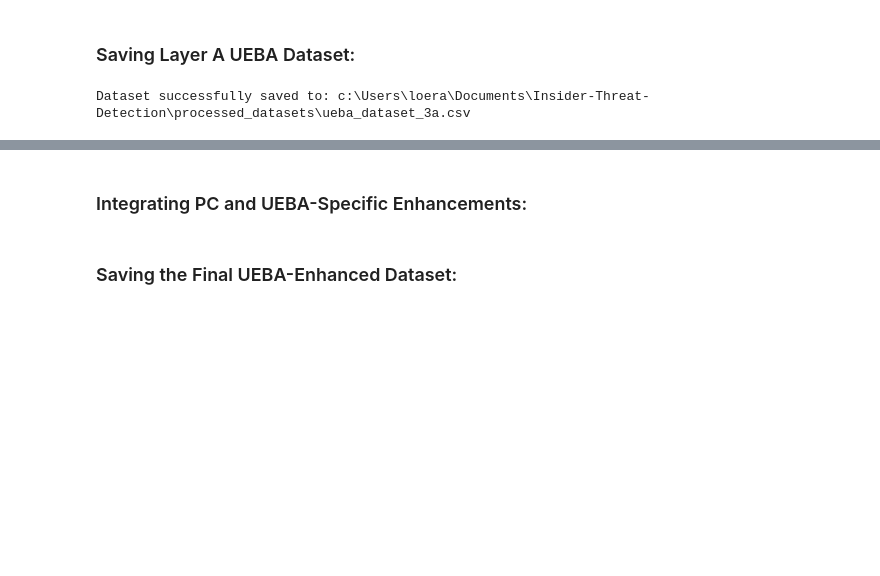
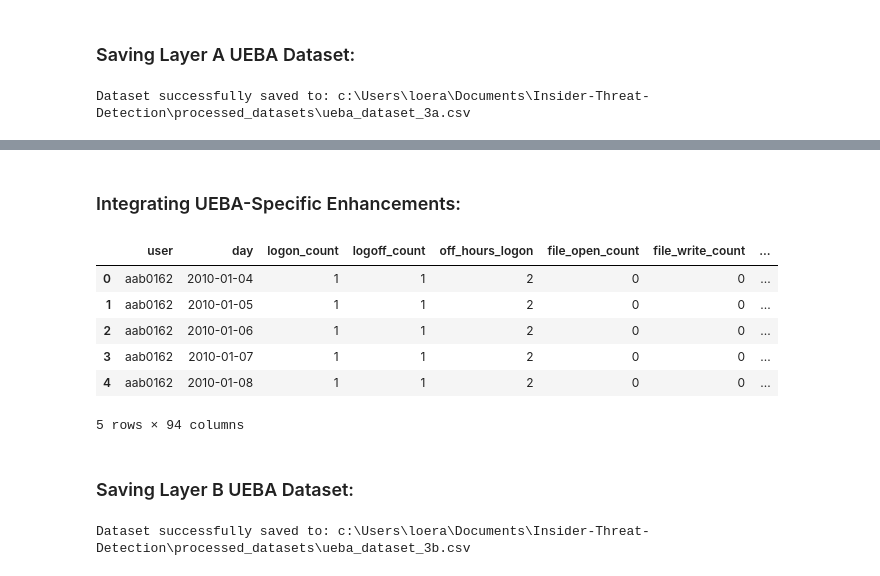
Before and after one commit to Aaron-Loera/Insider-Threat-Detection, a Jupyter notebook: CERT_Preprocessing.ipynb, the cells around one changed output, grey strips where cells are left out. Drawn from its saved outputs; the diff is of its cells as text; code cells hidden in the pictures; blank space fills up the shorter version.

```diff
--- a/CERT_Preprocessing.ipynb
+++ b/CERT_Preprocessing.ipynb
@@ -783,0 +1040,4 @@ Dataset successfully saved to: c:\Users\loera\Documents\Insider-Threat-Detection
+# %%
+# Retrieving feature columns that will receive z-scores and rolling deltas
+feature_cols = get_layer_b_features(layer_b_dataset)
+feature_cols
@@ -784,7 +1062,7 @@ Dataset successfully saved to: c:\Users\loera\Documents\Insider-Threat-Detection
 # %% [markdown]
-### Integrating PC and UEBA-Specific Enhancements:
+### Integrating UEBA-Specific Enhancements:
 # %%
-def apply_ueba_enhancements(df: pd.DataFrame, id_cols: list=["user", "pc", "day"], rolling_window: int=7) -> pd.DataFrame:
+def apply_ueba_enhancements(df: pd.DataFrame, feature_cols: list, rolling_window: int=5) -> pd.DataFrame:
     """
     Applying UEBA-specific enhancements to a behavioral matrix such as:
     - Per-user causal z-score deviations based only on prior history
@@ -792,17 +1070,16 @@ def apply_ueba_enhancements(df: pd.DataFrame, id_cols: list=["user", "pc", "day"
     - Cross-channel risk flags
 
     Args:
-        df: A merged behavioral matrix
-        id_cols: Identifier columns to exclude from feature calculation
+        df: A layer B dataset at the (user, day) granularity
+        feature_cols: Feature columns to apply z-scores and rolling deltas to
         rolling_window: Window size in days for rolling statistics
 
     Returns:
-        pd.DataFrame: An enhanced UEBA-ready feature matrix
+        pd.DataFrame: An enhanced UEBA-ready feature dataset
     """
     df = df.copy()
     df.sort_values(by=["user", "day"], inplace=True)
-
-    feature_cols = [col for col in df.columns if col not in id_cols]
+    df.reset_index(drop=True, inplace=True)
 
     # Defining per-user causal z-score deviations
     for col in feature_cols:
@@ -824,27 +1101,44 @@ def apply_ueba_enhancements(df: pd.DataFrame, id_cols: list=["user", "pc", "day"
             df.groupby("user")[col]
             .transform(lambda x: x.shift(1).rolling(window=rolling_window, min_periods=1).mean())
         )
-
         # First observations have no prior window, so the delta defaults to 0.
         df[f"{col}_rolling_delta"] = (df[col] - prior_rolling_mean).fillna(0.0)
+
+    # Extracting off-hour columns
+    off_hours_cols = [col for col in feature_cols if col.startswith("off_hours")]
+
+    if off_hours_cols:
+        df["off_hours_activity_flag"] = (df[off_hours_cols].sum(axis=1) > 0).astype(int)
+    else:
+        df["off_hours_activity_flag"] = 0
 
     # Defining cross-channel risk flags
     df["usb_file_activity_flag"] = ((df.get("usb_insert_count", 0) > 0) & (df.get("file_write_count", 0) > 0)).astype(int)
 
-    df["off_hours_activity_flag"] = ((df.filter(like="off_hours").sum(axis=1) > 0)).astype(int)
-
     df["external_comm_activity_flag"] = (df.get("external_emails", 0) > 0).astype(int)
 
-    df["non_primary_pc_usb_flag"] = ((df["pc_is_primary"] == 0) & (df.get("usb_insert_count", 0) > 0)).astype(int)
+    df["jobsite_usb_activity_flag"] = ((df.get("jobsite_visits", 0) > 0) & (df.get("usb_insert_count", 0) > 0)).astype(int)
 
-    df["non_primary_pc_file_copy_flag"] = ((df["pc_is_primary"] == 0) & (df.get("file_copy_count", 0) > 0)).astype(int)
+    df["suspicious_upload_flag"] = ((df.get("jobsite_visits", 0) > 0) & (df.get("http_upload_count", 0) > 0)).astype(int)
 
-    df["non_primary_pc_off_hours_flag"] = ((df["pc_is_primary"] == 0) & (df.filter(like="off_hours").sum(axis=1) > 0)).astype(int)
+    df["cloud_upload_flag"] = ((df.get("http_upload_count", 0) > 0) & (df.get("cloud_storage_visits", 0) > 0)).astype(int)
+
+    df["non_primary_pc_risk_flag"] = (
+        (df.get("non_primary_pc_http_requests_flag", 0) > 0) |
+        (df.get("non_primary_pc_usb_flag", 0) > 0) |
+        (df.get("non_primary_pc_file_copy_flag", 0) > 0)
+    ).astype(int)
 
     return df
 # %%
-ueba_matrix = apply_ueba_enhancements(pc_behavioral_matrix)
+layer_b_ueba_dataset = apply_ueba_enhancements(layer_b_dataset, feature_cols)
 # %%
-ueba_matrix.head()
+layer_b_ueba_dataset.head()
+# %% [output]
+|  | user | day | logon_count | logoff_count | off_hours_logon | file_open_count | file_write_count | ... |
+| 0 | aab0162 | 2010-01-04 | 1 | 1 | 2 | 0 | 0 | ... |
+| 1 | aab0162 | 2010-01-05 | 1 | 1 | 2 | 0 | 0 | ... |
+| 2 | aab0162 | 2010-01-06 | 1 | 1 | 2 | 0 | 0 | ... |
+| 3 | aab0162 | 2010-01-07 | 1 | 1 | 2 | 0 | 0 | ... |
+| 4 | aab0162 | 2010-01-08 | 1 | 1 | 2 | 0 | 0 | ... |
+5 rows × 94 columns
-# %% [markdown]
-### Saving the Final UEBA-Enhanced Dataset:
@@ -852,0 +1145,6 @@ save_dataset(ueba_matrix, "ueba_dataset_2.csv")
+# %% [markdown]
+### Saving Layer B UEBA Dataset:
+# %%
+layer_b_save_path = save_dataset(layer_b_ueba_dataset, filename="ueba_dataset_3b.csv")
+# %% [output]
+Dataset successfully saved to: c:\Users\loera\Documents\Insider-Threat-Detection\processed_datasets\ueba_dataset_3b.csv
```
Also changed, not shown: parts of 15 cells of this notebook.
